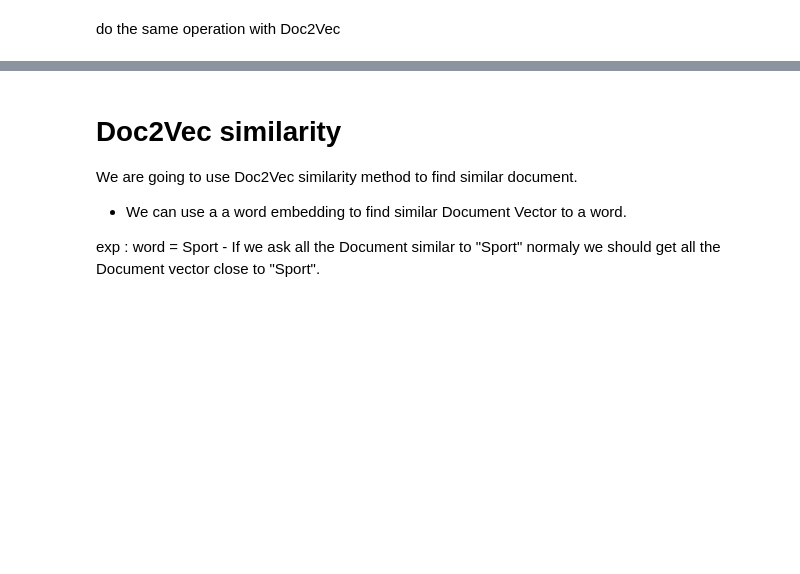
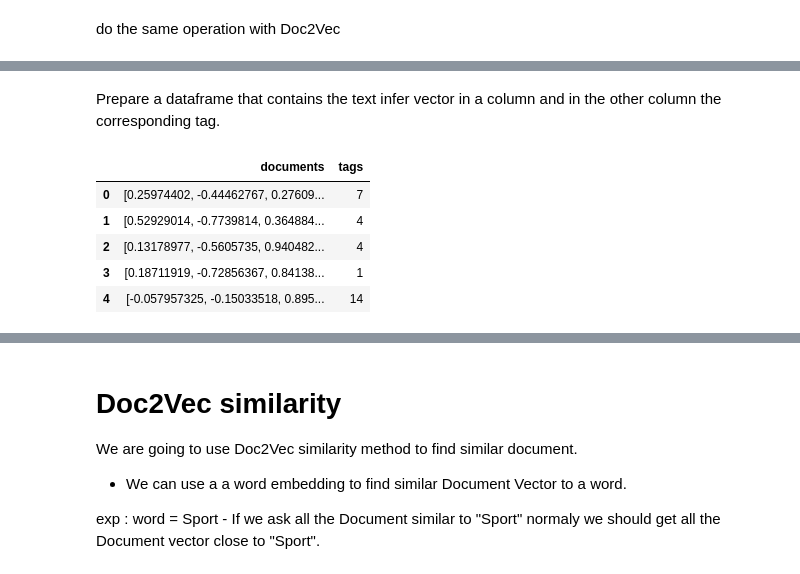
Before and after one commit to Remydeme/NLP-Topic-Classifier, a Jupyter notebook: Doc2Vec/20NewsAnalysis_TFIDFvsLDA.ipynb, the cells around one changed output, grey strips where cells are left out. Saved outputs shown, nothing was run; the diff lists cells and outputs as text; code cells hidden in the pictures; blank space fills up the shorter version.

```diff
--- a/Doc2Vec/20NewsAnalysis_TFIDFvsLDA.ipynb
+++ b/Doc2Vec/20NewsAnalysis_TFIDFvsLDA.ipynb
@@ -887,0 +933,12 @@ for key in dataset_dict:
+# %% [markdown]
+Prepare a dataframe that contains the text infer vector in a column and in the other column the corresponding tag.
+# %%
+doc_df = pd.DataFrame({'documents':x_train, 'tags':y_train})
+doc_df.head()
+# %% [output]
+|  | documents | tags |
+| 0 | [0.25974402, -0.44462767, 0.27609... | 7 |
+| 1 | [0.52929014, -0.7739814, 0.364884... | 4 |
+| 2 | [0.13178977, -0.5605735, 0.940482... | 4 |
+| 3 | [0.18711919, -0.72856367, 0.84138... | 1 |
+| 4 | [-0.057957325, -0.15033518, 0.895... | 14 |
```
Also changed, not shown: parts of 28 cells of this notebook, 4 other files.
